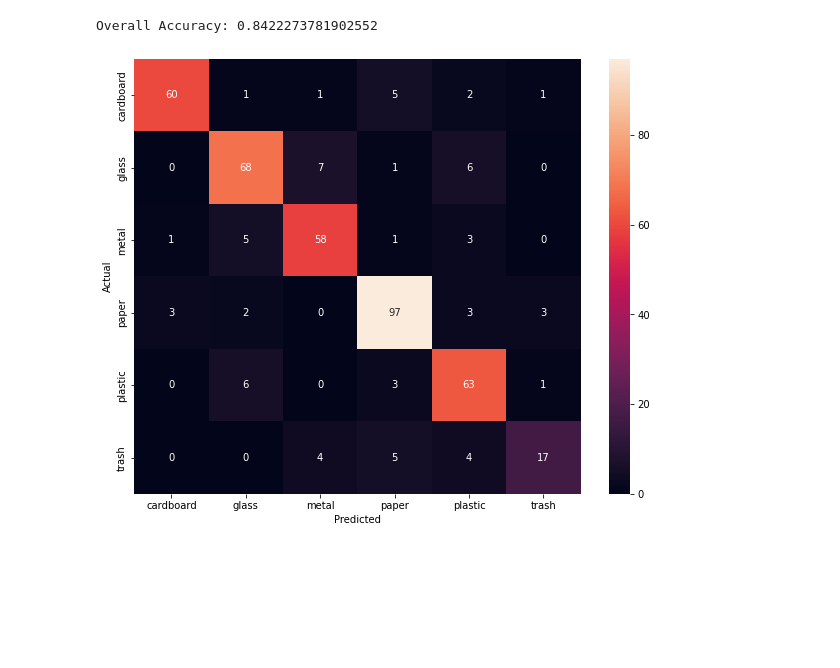
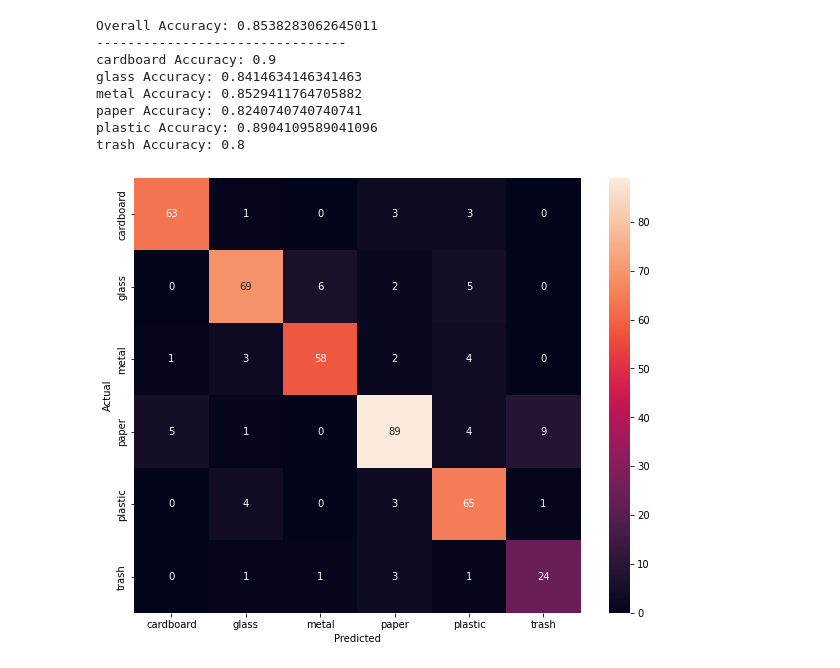
Before and after one commit to iks15174/AI_PRJ2, a Jupyter notebook: test.ipynb, the cells around one changed output. Drawn from its saved outputs; the diff is of its cells as text; code cells hidden in the pictures; blank space fills up the shorter version.

```diff
--- a/test.ipynb
+++ b/test.ipynb
@@ -20,3 +20,6 @@ test_set = torchvision.datasets.ImageFolder('data/test',transform=trans)
 test_loader = DataLoader(test_set)
 
 model = torch.load('best_model.pt')
+binary_model = torch.load('binary_best_model.pt')
+model.eval()
+binary_model.eval()
@@ -28,7 +49,12 @@ for x, y in test_loader:
     x = x.to(device)
     y = y.to(device)
 
-    prediction = torch.argmax(model(x), 1)
+    is_trash = torch.argmax(binary_model(x), 1)
+    output = model(x)
+    prediction = torch.argmax(output, 1)
+    if is_trash[0] == 1:
+        prediction[0] = 5
+
     if prediction == y:
         num_correct += 1
 
@@ -37,18 +63,28 @@ for x, y in test_loader:
 accuracy = num_correct / len(test_loader)
 # %%
 num_classes = len(test_set.classes)
-cmt = torch.zeros(num_classes, num_classes, dtype=torch.int64)
+cmt = np.zeros((num_classes, num_classes), np.int64)
 
-for p in all_result:
-    tl, pl = p
-    cmt[tl, pl] = cmt[tl, pl] + 1
+for actual, predicted in all_result:
+    cmt[actual, predicted] += 1
 
 plt.figure(figsize=(10,8))
 sns.heatmap(cmt, xticklabels=test_set.classes, yticklabels=test_set.classes, annot=True, fmt='d')
 plt.xlabel('Predicted')
 plt.ylabel('Actual')
 
 print('Overall Accuracy:', accuracy)
+print('--------------------------------')
+for i in range(num_classes):
+    per_class_acc = cmt[i, i] / cmt[i].sum()
+    print(f"{test_set.classes[i]} Accuracy:", per_class_acc)
 # %% [output]
-Overall Accuracy: 0.8422273781902552
+Overall Accuracy: 0.8538283062645011
+--------------------------------
+cardboard Accuracy: 0.9
+glass Accuracy: 0.8414634146341463
+metal Accuracy: 0.8529411764705882
+paper Accuracy: 0.8240740740740741
+plastic Accuracy: 0.8904109589041096
+trash Accuracy: 0.8
-[figure, old version]
+[figure, new version]
```
Also changed, not shown: parts of 1 cell of this notebook, 2 other files.
